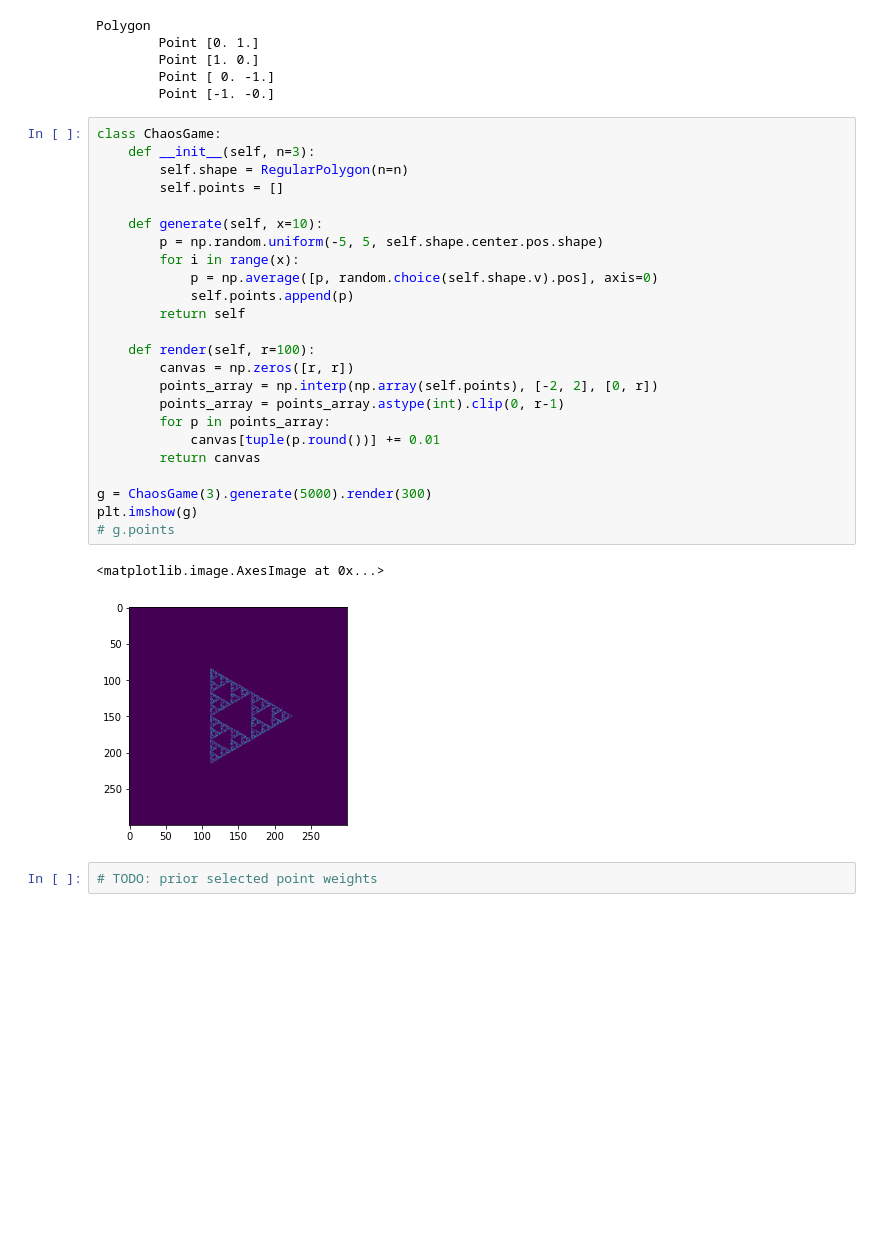
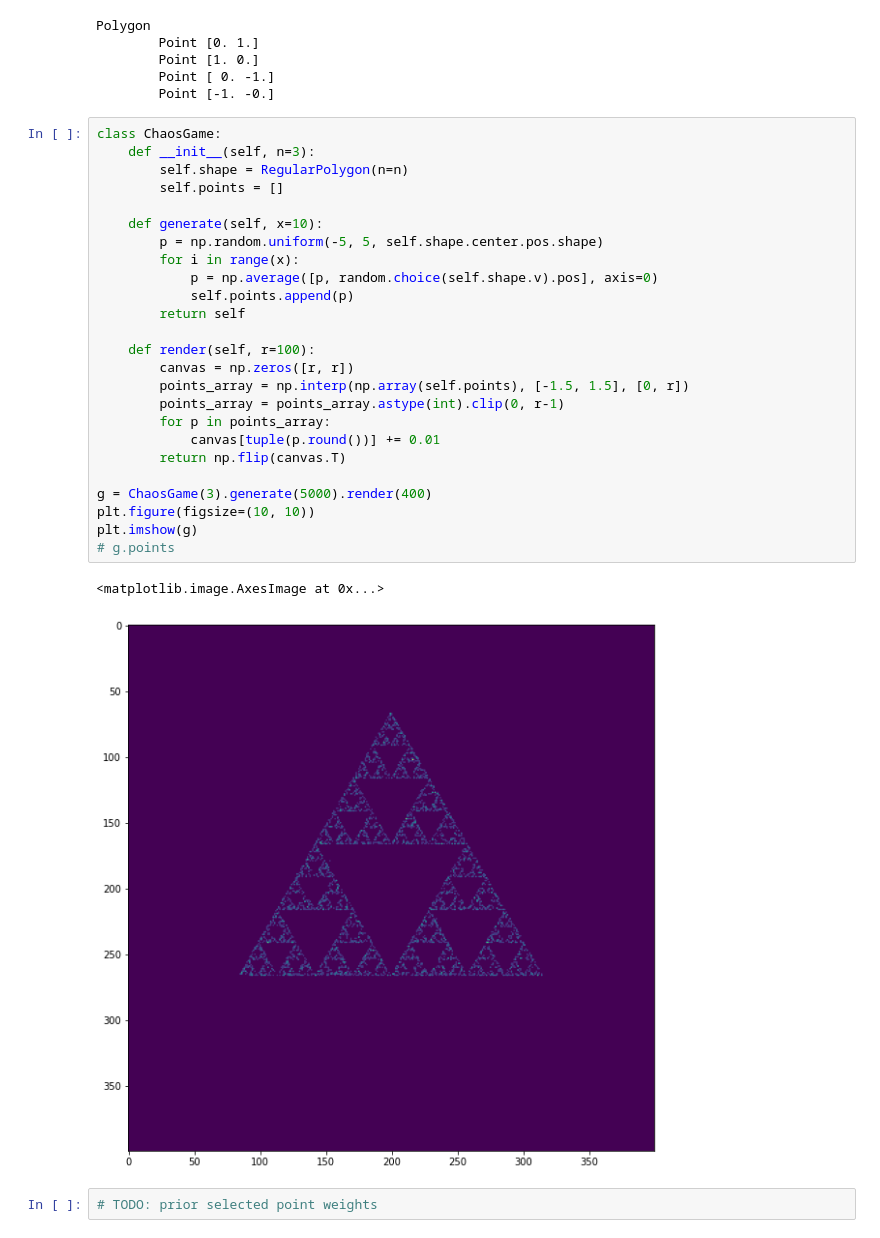
Before and after one commit to generic-github-user/fractals, a Jupyter notebook: fractals.ipynb, the cells around one changed output. Saved outputs shown, nothing was run; the diff lists cells and outputs as text; blank space fills up the shorter version.

```diff
--- a/fractals.ipynb
+++ b/fractals.ipynb
@@ -108,30 +108,31 @@ Polygon
 # %%
 class ChaosGame:
     def __init__(self, n=3):
         self.shape = RegularPolygon(n=n)
         self.points = []
 
     def generate(self, x=10):
         p = np.random.uniform(-5, 5, self.shape.center.pos.shape)
         for i in range(x):
             p = np.average([p, random.choice(self.shape.v).pos], axis=0)
             self.points.append(p)
         return self
 
     def render(self, r=100):
         canvas = np.zeros([r, r])
-        points_array = np.interp(np.array(self.points), [-2, 2], [0, r])
+        points_array = np.interp(np.array(self.points), [-1.5, 1.5], [0, r])
         points_array = points_array.astype(int).clip(0, r-1)
         for p in points_array:
             canvas[tuple(p.round())] += 0.01
-        return canvas
+        return np.flip(canvas.T)
 
-g = ChaosGame(3).generate(5000).render(300)
+g = ChaosGame(3).generate(5000).render(400)
+plt.figure(figsize=(10, 10))
 plt.imshow(g)
 # g.points
 # %% [output]
 <matplotlib.image.AxesImage at 0x...>
-[figure, old version]
+[figure, new version]
 # %%
 # TODO: prior selected point weights
 # %%
```
